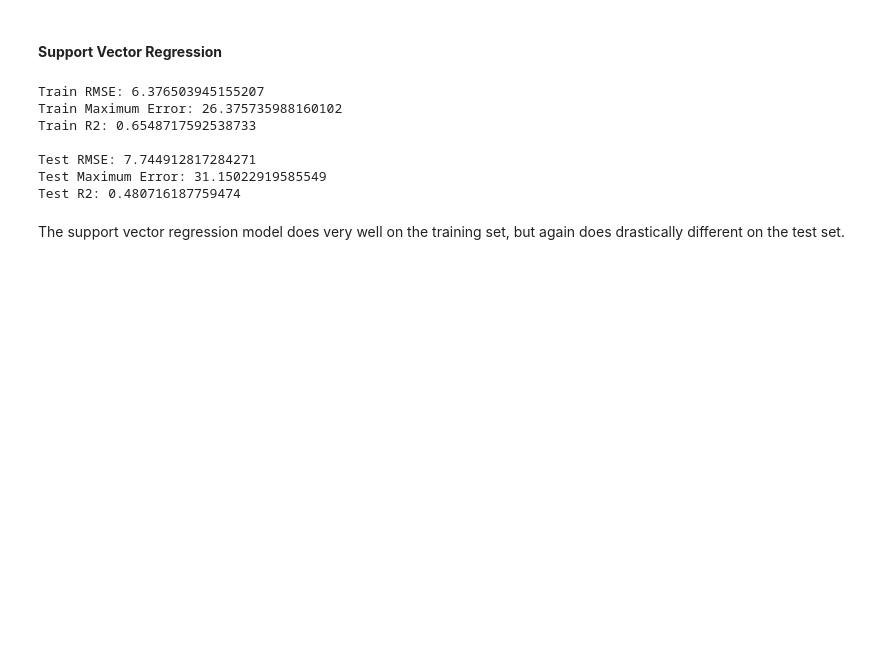
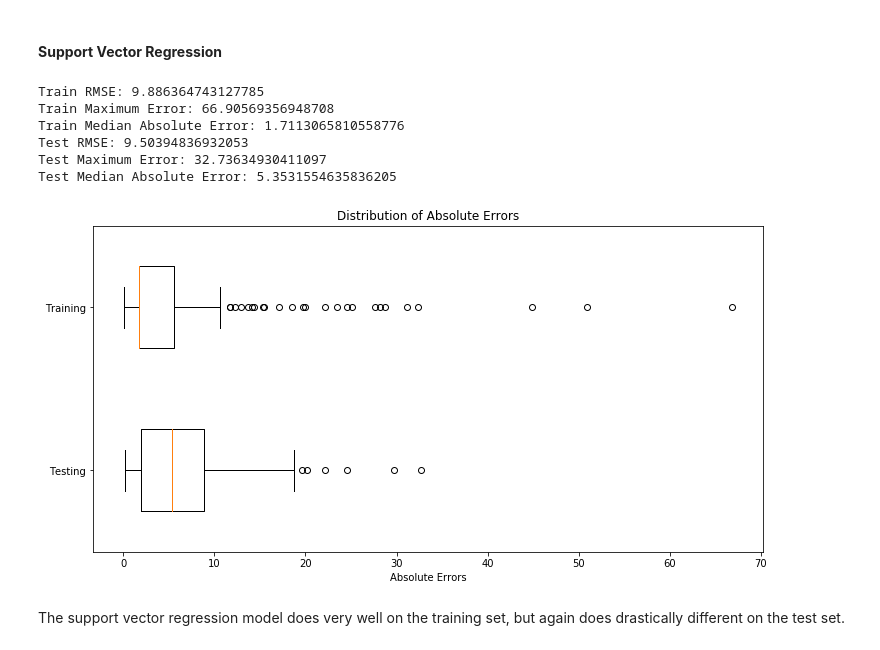
Before and after one commit to Williamdst/Bike-Share-USA, a Jupyter notebook: V_Prediction.ipynb, the cells around one changed output. Drawn from its saved outputs; the diff is of its cells as text; code cells hidden in the pictures; blank space fills up the shorter version.

```diff
--- a/V_Prediction.ipynb
+++ b/V_Prediction.ipynb
@@ -614,21 +684,21 @@ The linear regression models have an overfitting problem. They are performing re
 # %%
-import warnings
-from sklearn.svm import SVR
-param_grid = {'kernel': ('rbf','poly','sigmoid'),
-              'C':np.arange(1,100,1)}
-
+svr_model = SVR()
+param_grid = {'kernel': ('linear','rbf','poly','sigmoid'),
+              'C': range(1,100,1),
+              'gamma': [0.001, 0.01, 0.1, 1, 10, 100],
+              'degree': range(2,5,1)
+             }
 with warnings.catch_warnings():
     warnings.simplefilter('ignore')
-    clf = GridSearchCV(SVR(), param_grid, cv=10, scoring='neg_mean_squared_error')
-    default_model(clf)
+    hypertune_model(svr_model, param_grid)
 # %% [output]
-Train RMSE: 6.376503945155207
-Train Maximum Error: 26.375735988160102
-Train R2: 0.6548717592538733
-
-Test RMSE: 7.744912817284271
-Test Maximum Error: 31.15022919585549
-Test R2: 0.480716187759474
+Train RMSE: 9.886364743127785
+Train Maximum Error: 66.90569356948708
+Train Median Absolute Error: 1.7113065810558776
+Test RMSE: 9.50394836932053
+Test Maximum Error: 32.73634930411097
+Test Median Absolute Error: 5.3531554635836205
+[figure, added]
 # %% [markdown]
 The support vector regression model does very well on the training set, but again does drastically different on the test set.
 # %% [markdown]
```
Also changed, not shown: parts of 70 cells of this notebook.
